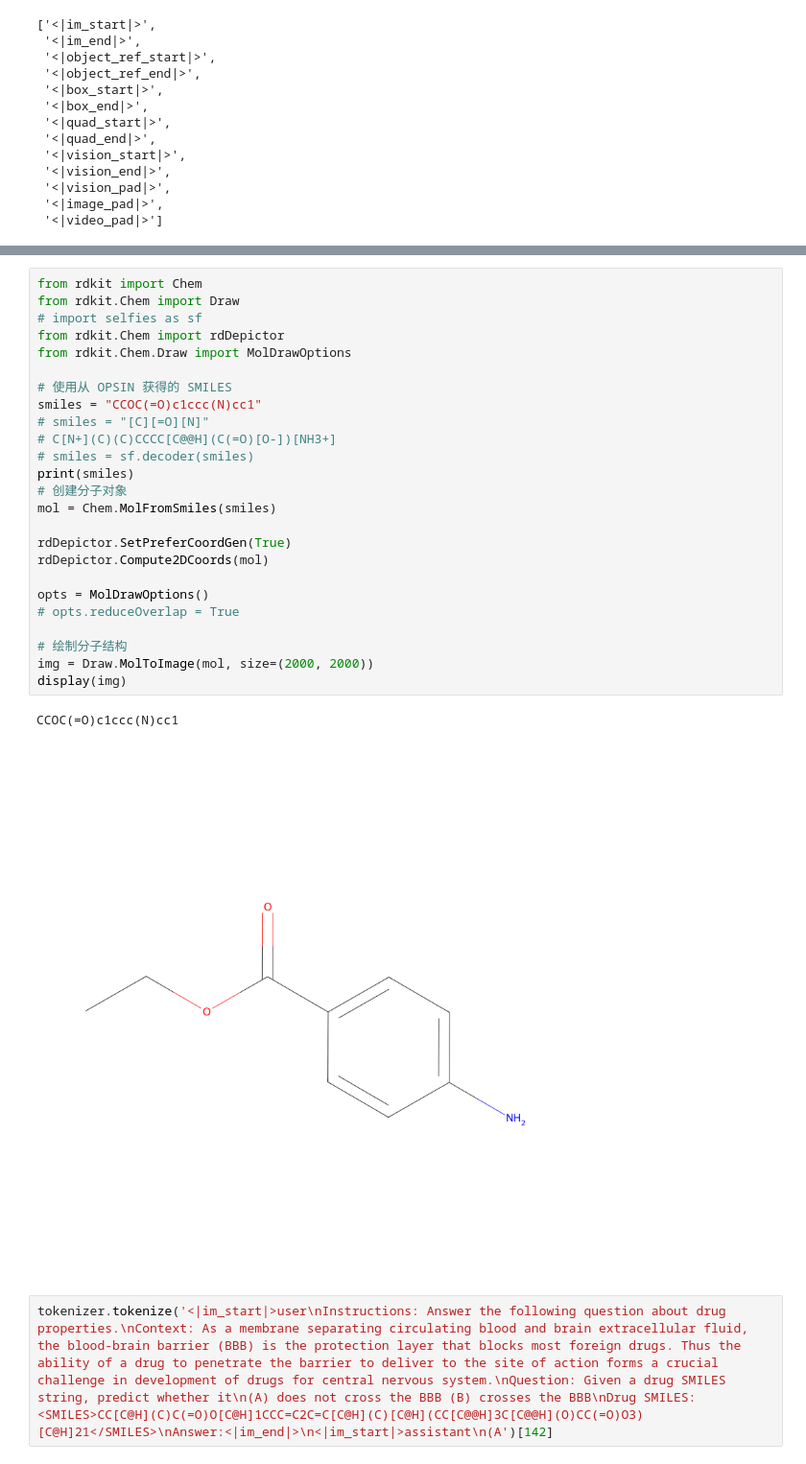
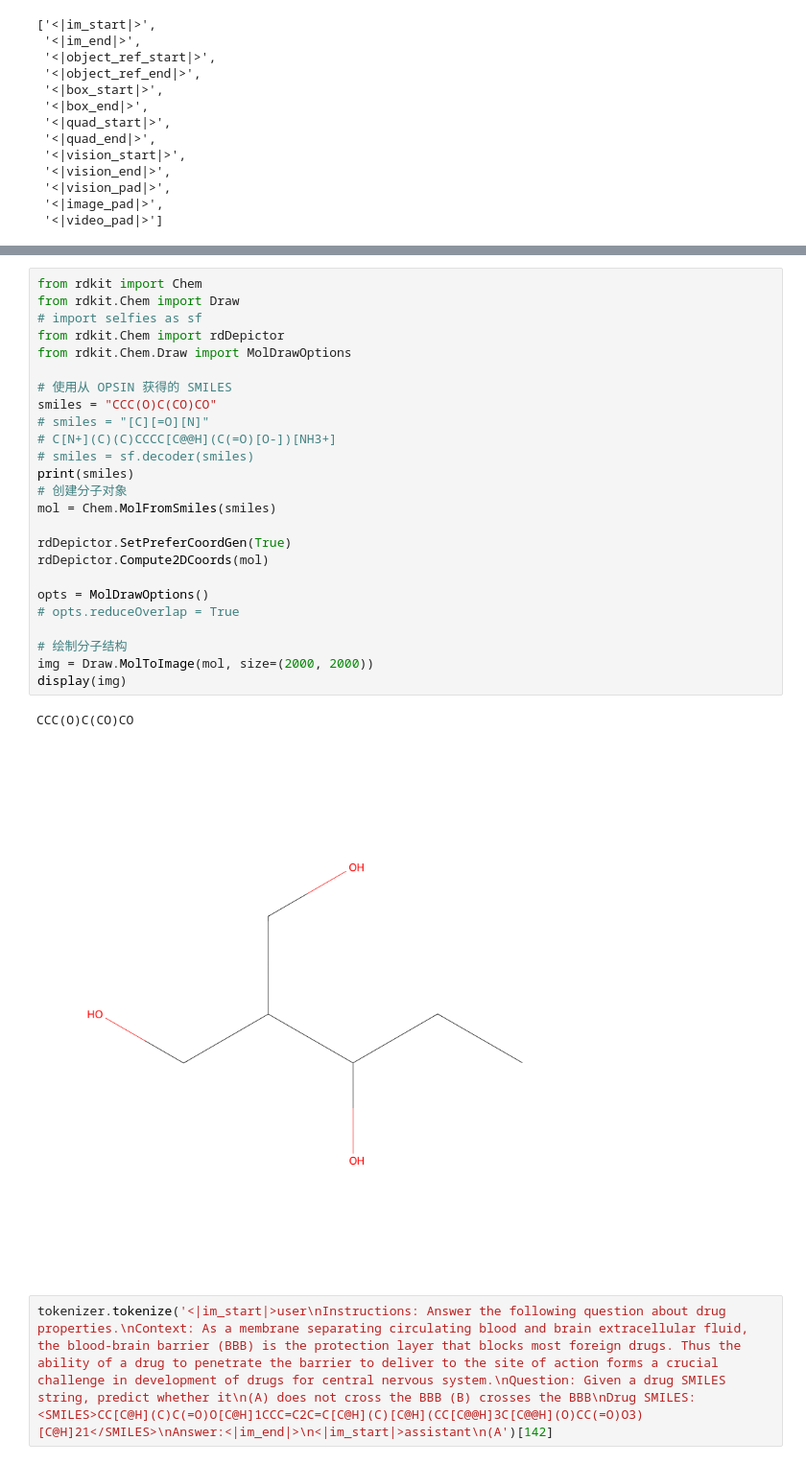
Before and after one commit to DragonDescentZerotsu/Intern-S1-recipe, a Jupyter notebook: debug.ipynb, the cells around one changed output, grey strips where cells are left out. Shown: that part at 96% size. Cells and saved outputs as stored; diff of their text form.

```diff
--- a/debug.ipynb
+++ b/debug.ipynb
@@ -200,31 +200,31 @@ CCOC(=O)C(=NOC(C)(C)C(=O)OC(C)(C)C)c1csc(NC(c2ccccc2)(c2ccccc2)c2ccccc2)n1
 # %%
 from rdkit import Chem
 from rdkit.Chem import Draw
 # import selfies as sf
 from rdkit.Chem import rdDepictor
 from rdkit.Chem.Draw import MolDrawOptions
 
 # 使用从 OPSIN 获得的 SMILES
-smiles = "CCOC(=O)c1ccc(N)cc1"
+smiles = "CCC(O)C(CO)CO"
 # smiles = "[C][=O][N]"
 # C[N+](C)(C)CCCC[C@@H](C(=O)[O-])[NH3+]
 # smiles = sf.decoder(smiles)
 print(smiles)
 # 创建分子对象
 mol = Chem.MolFromSmiles(smiles)
 
 rdDepictor.SetPreferCoordGen(True)
 rdDepictor.Compute2DCoords(mol)
 
 opts = MolDrawOptions()
 # opts.reduceOverlap = True
 
 # 绘制分子结构
 img = Draw.MolToImage(mol, size=(2000, 2000))
 display(img)
 # %% [output]
-CCOC(=O)c1ccc(N)cc1
+CCC(O)C(CO)CO
-[figure, old version]
+[figure, new version]
 # %%
 tokenizer.tokenize('<|im_start|>user\nInstructions: Answer the following question about drug properties.\nContext: As a membrane separating circulating blood and brain extracellular fluid, the blood-brain barrier (BBB) is the protection layer that blocks most foreign drugs. Thus the ability of a drug to penetrate the barrier to deliver to the site of action forms a crucial challenge in development of drugs for central nervous system.\nQuestion: Given a drug SMILES string, predict whether it\n(A) does not cross the BBB (B) crosses the BBB\nDrug SMILES: <SMILES>CC[C@H](C)C(=O)O[C@H]1CCC=C2C=C[C@H](C)[C@H](CC[C@@H]3C[C@@H](O)CC(=O)O3)[C@H]21</SMILES>\nAnswer:<|im_end|>\n<|im_start|>assistant\n(A')[142]
 # %% [output]
```
Also changed, not shown: parts of 1 cell of this notebook, 18 other files.
